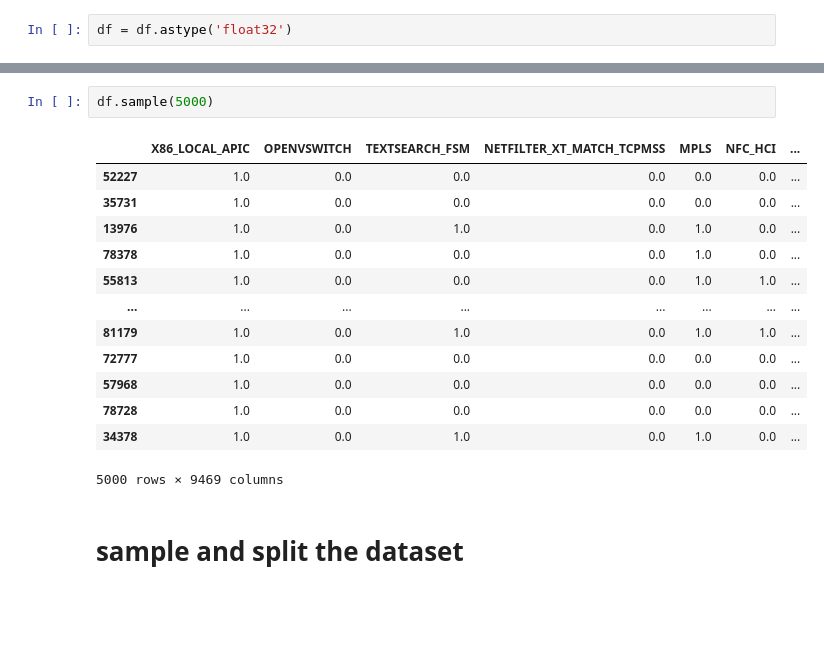
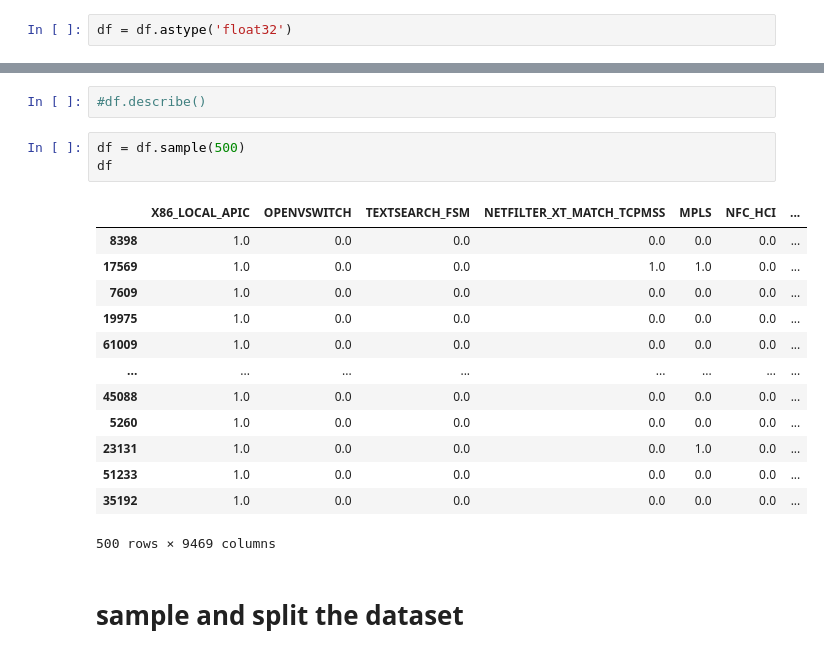
Before and after one commit to PedroVerardo/dl4spl2, a Jupyter notebook: pytorch.ipynb, the cells around one changed output, grey strips where cells are left out. Drawn from its saved outputs; the diff is of its cells as text; blank space fills up the shorter version.

```diff
--- a/pytorch.ipynb
+++ b/pytorch.ipynb
@@ -69,19 +63,22 @@ df.describe()
+# %%
+#df.describe()
 # %%
-df.sample(5000)
+df = df.sample(500)
+df
 # %% [output]
 |  | X86_LOCAL_APIC | OPENVSWITCH | TEXTSEARCH_FSM | NETFILTER_XT_MATCH_TCPMSS | MPLS | NFC_HCI | ... |
-| 52227 | 1.0 | 0.0 | 0.0 | 0.0 | 0.0 | 0.0 | ... |
-| 35731 | 1.0 | 0.0 | 0.0 | 0.0 | 0.0 | 0.0 | ... |
-| 13976 | 1.0 | 0.0 | 1.0 | 0.0 | 1.0 | 0.0 | ... |
-| 78378 | 1.0 | 0.0 | 0.0 | 0.0 | 1.0 | 0.0 | ... |
-| 55813 | 1.0 | 0.0 | 0.0 | 0.0 | 1.0 | 1.0 | ... |
+| 8398 | 1.0 | 0.0 | 0.0 | 0.0 | 0.0 | 0.0 | ... |
+| 17569 | 1.0 | 0.0 | 0.0 | 1.0 | 1.0 | 0.0 | ... |
+| 7609 | 1.0 | 0.0 | 0.0 | 0.0 | 0.0 | 0.0 | ... |
+| 19975 | 1.0 | 0.0 | 0.0 | 0.0 | 0.0 | 0.0 | ... |
+| 61009 | 1.0 | 0.0 | 0.0 | 0.0 | 0.0 | 0.0 | ... |
 | ... | ... | ... | ... | ... | ... | ... | ... |
-| 81179 | 1.0 | 0.0 | 1.0 | 0.0 | 1.0 | 1.0 | ... |
-| 72777 | 1.0 | 0.0 | 0.0 | 0.0 | 0.0 | 0.0 | ... |
-| 57968 | 1.0 | 0.0 | 0.0 | 0.0 | 0.0 | 0.0 | ... |
-| 78728 | 1.0 | 0.0 | 0.0 | 0.0 | 0.0 | 0.0 | ... |
-| 34378 | 1.0 | 0.0 | 1.0 | 0.0 | 1.0 | 0.0 | ... |
+| 45088 | 1.0 | 0.0 | 0.0 | 0.0 | 0.0 | 0.0 | ... |
+| 5260 | 1.0 | 0.0 | 0.0 | 0.0 | 0.0 | 0.0 | ... |
+| 23131 | 1.0 | 0.0 | 0.0 | 0.0 | 1.0 | 0.0 | ... |
+| 51233 | 1.0 | 0.0 | 0.0 | 0.0 | 0.0 | 0.0 | ... |
+| 35192 | 1.0 | 0.0 | 0.0 | 0.0 | 0.0 | 0.0 | ... |
-5000 rows × 9469 columns
+500 rows × 9469 columns
 # %% [markdown]
 # sample and split the dataset
 # %%
```
Also changed, not shown: parts of 15 cells of this notebook, 2 other files.
